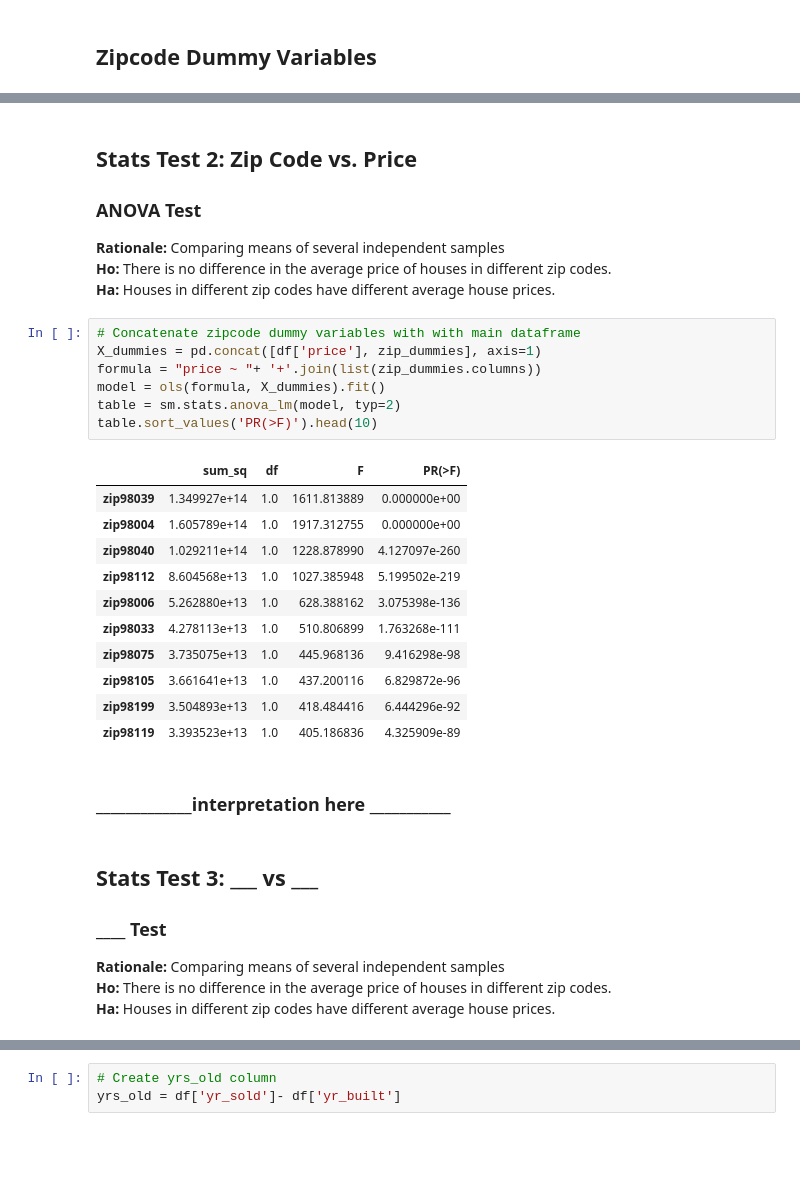
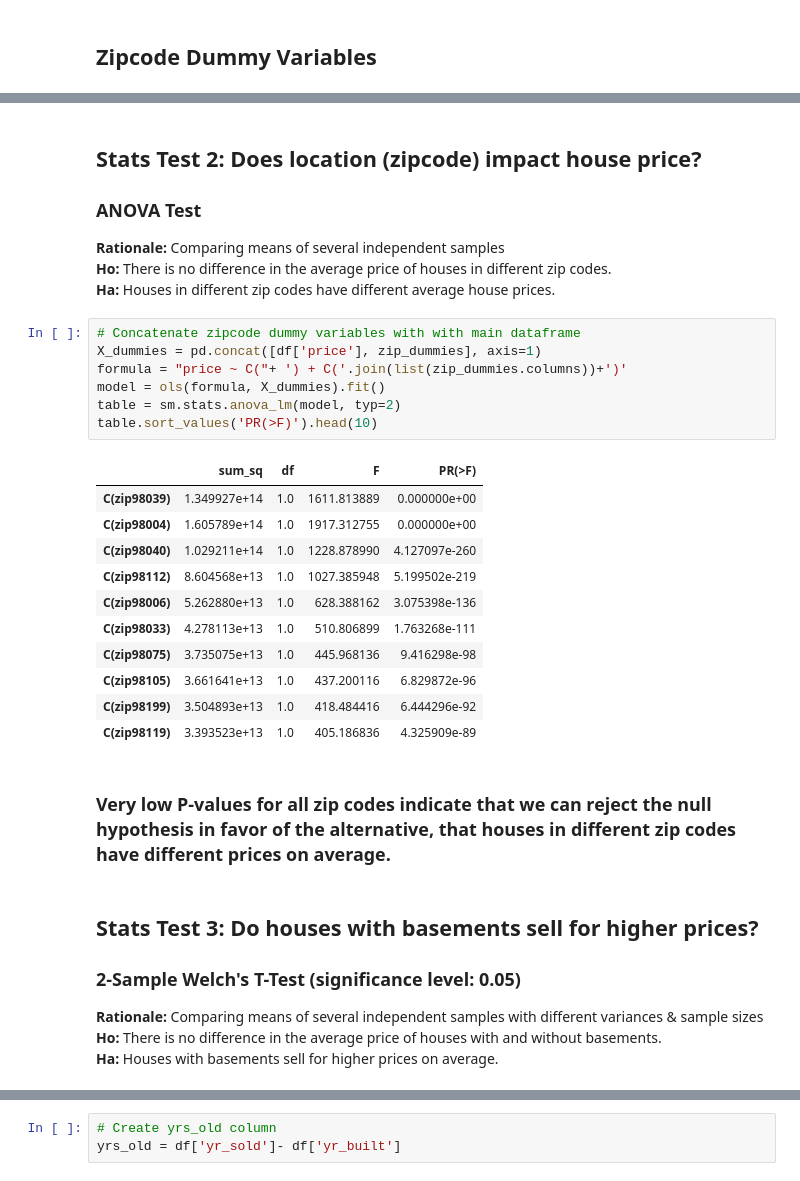
Before and after one commit to khyateed/predicting-housing-prices, a Jupyter notebook: eda_modeling_process.ipynb, the cells around one changed output, grey strips where cells are left out. Cells and saved outputs as stored; diff of their text form; blank space fills up the shorter version.

```diff
--- a/eda_modeling_process.ipynb
+++ b/eda_modeling_process.ipynb
@@ -181,7 +186,7 @@ zip_dummies.head()
 | 4 | 0 | 0 | 0 | 0 | 0 | 0 | 0 | 0 | 0 | 0 | ... |
 5 rows × 69 columns
 # %% [markdown]
-## Stats Test 2: Zip Code vs. Price
+## Stats Test 2: Does location (zipcode) impact house price?
 ### ANOVA Test
 **Rationale:** Comparing means of several independent samples<br>
 **Ho:** There is no difference in the average price of houses in different zip codes.<br>
@@ -189,27 +194,27 @@ zip_dummies.head()
 # %%
 # Concatenate zipcode dummy variables with with main dataframe
 X_dummies = pd.concat([df['price'], zip_dummies], axis=1)
-formula = "price ~ "+ '+'.join(list(zip_dummies.columns))
+formula = "price ~ C("+ ') + C('.join(list(zip_dummies.columns))+')'
 model = ols(formula, X_dummies).fit()
 table = sm.stats.anova_lm(model, typ=2)
 table.sort_values('PR(>F)').head(10)
 # %% [output]
 |  | sum_sq | df | F | PR(>F) |
-| zip98039 | 1.349927e+14 | 1.0 | 1611.813889 | 0.000000e+00 |
-| zip98004 | 1.605789e+14 | 1.0 | 1917.312755 | 0.000000e+00 |
-| zip98040 | 1.029211e+14 | 1.0 | 1228.878990 | 4.127097e-260 |
-| zip98112 | 8.604568e+13 | 1.0 | 1027.385948 | 5.199502e-219 |
-| zip98006 | 5.262880e+13 | 1.0 | 628.388162 | 3.075398e-136 |
-| zip98033 | 4.278113e+13 | 1.0 | 510.806899 | 1.763268e-111 |
-| zip98075 | 3.735075e+13 | 1.0 | 445.968136 | 9.416298e-98 |
-| zip98105 | 3.661641e+13 | 1.0 | 437.200116 | 6.829872e-96 |
-| zip98199 | 3.504893e+13 | 1.0 | 418.484416 | 6.444296e-92 |
-| zip98119 | 3.393523e+13 | 1.0 | 405.186836 | 4.325909e-89 |
+| C(zip98039) | 1.349927e+14 | 1.0 | 1611.813889 | 0.000000e+00 |
+| C(zip98004) | 1.605789e+14 | 1.0 | 1917.312755 | 0.000000e+00 |
+| C(zip98040) | 1.029211e+14 | 1.0 | 1228.878990 | 4.127097e-260 |
+| C(zip98112) | 8.604568e+13 | 1.0 | 1027.385948 | 5.199502e-219 |
+| C(zip98006) | 5.262880e+13 | 1.0 | 628.388162 | 3.075398e-136 |
+| C(zip98033) | 4.278113e+13 | 1.0 | 510.806899 | 1.763268e-111 |
+| C(zip98075) | 3.735075e+13 | 1.0 | 445.968136 | 9.416298e-98 |
+| C(zip98105) | 3.661641e+13 | 1.0 | 437.200116 | 6.829872e-96 |
+| C(zip98199) | 3.504893e+13 | 1.0 | 418.484416 | 6.444296e-92 |
+| C(zip98119) | 3.393523e+13 | 1.0 | 405.186836 | 4.325909e-89 |
-# %% [markdown]
-### _____________interpretation here ___________
+# %% [markdown]
+### Very low P-values for all zip codes indicate that we can reject the null hypothesis in favor of the alternative, that houses in different zip codes have different prices on average.
 # %% [markdown]
-## Stats Test 3: ___ vs ___
-### ____ Test
-**Rationale:** Comparing means of several independent samples<br>
-**Ho:** There is no difference in the average price of houses in different zip codes.<br>
-**Ha:** Houses in different zip codes have different average house prices.
+## Stats Test 3: Do houses with basements sell for higher prices?
+### 2-Sample Welch's T-Test (significance level: 0.05)
+**Rationale:** Comparing means of several independent samples with different variances & sample sizes<br>
+**Ho:** There is no difference in the average price of houses with and without basements.<br>
+**Ha:** Houses with basements sell for higher prices on average.
```
Also changed, not shown: parts of 73 cells of this notebook, 1 other file.
